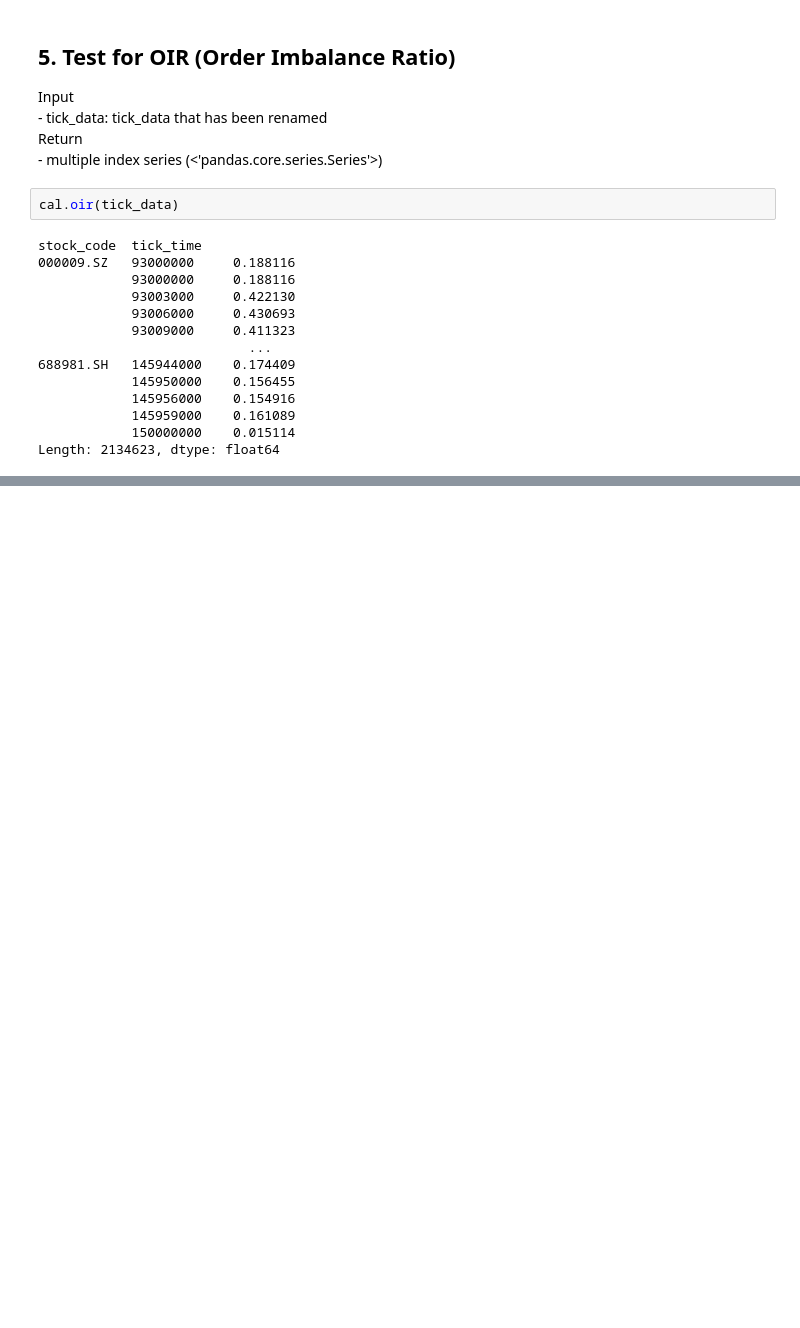
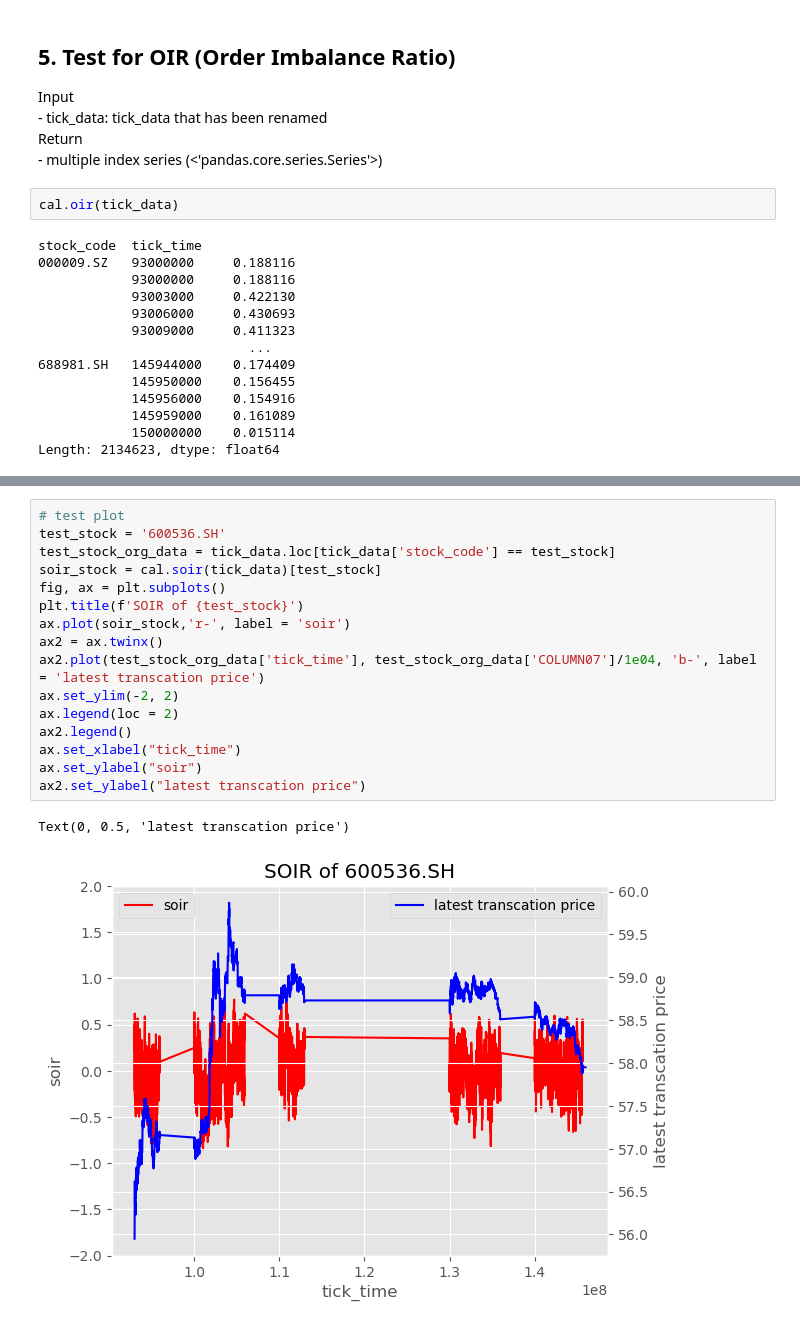
Before and after one commit to xyxjihong/HuaweiChallenge, a Jupyter notebook: test.ipynb, the cells around one changed output, grey strips where cells are left out. Drawn from its saved outputs; the diff is of its cells as text; blank space fills up the shorter version.

```diff
--- a/test.ipynb
+++ b/test.ipynb
@@ -342,0 +281,19 @@ Length: 4817, dtype: float64
+# %%
+# test plot
+test_stock = '600536.SH'
+test_stock_org_data = tick_data.loc[tick_data['stock_code'] == test_stock]
+soir_stock = cal.soir(tick_data)[test_stock]
+fig, ax = plt.subplots()
+plt.title(f'SOIR of {test_stock}')
+ax.plot(soir_stock,'r-', label = 'soir')
+ax2 = ax.twinx()
+ax2.plot(test_stock_org_data['tick_time'], test_stock_org_data['COLUMN07']/1e04, 'b-', label = 'latest transcation price')
+ax.set_ylim(-2, 2)
+ax.legend(loc = 2)
+ax2.legend()
+ax.set_xlabel("tick_time")
+ax.set_ylabel("soir")
+ax2.set_ylabel("latest transcation price")
+# %% [output]
+Text(0, 0.5, 'latest transcation price')
+[figure, added]
```
Also changed, not shown: parts of 16 cells of this notebook, 1 other file.
